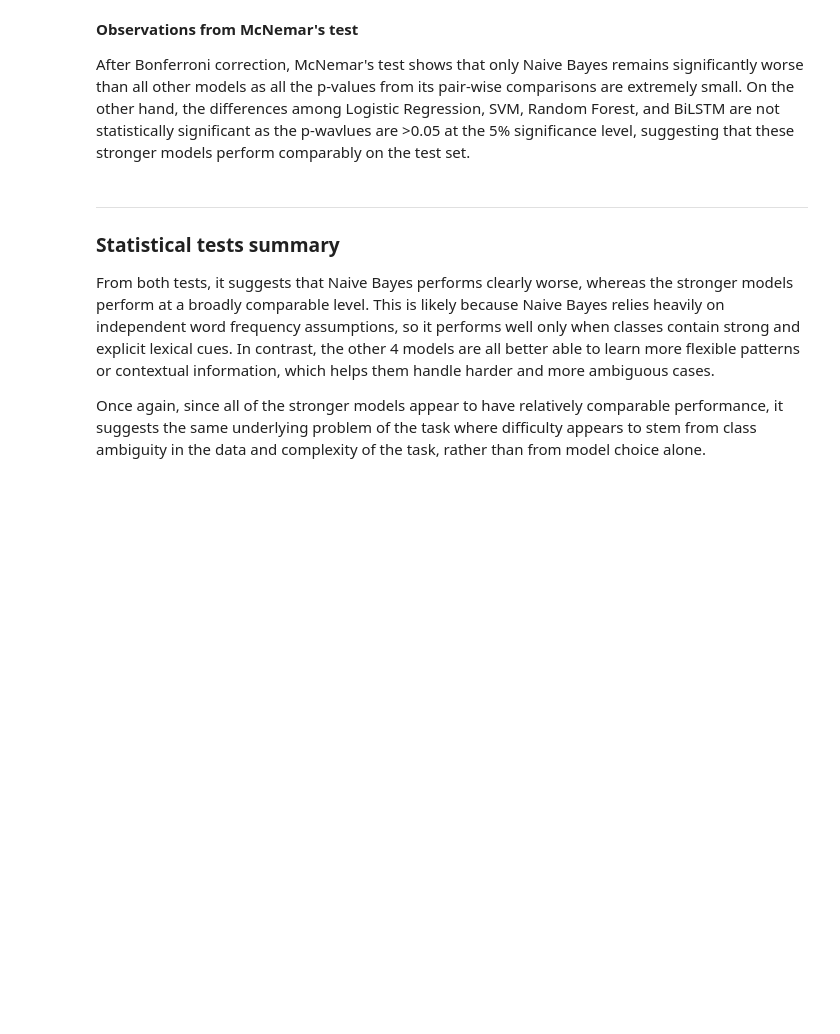
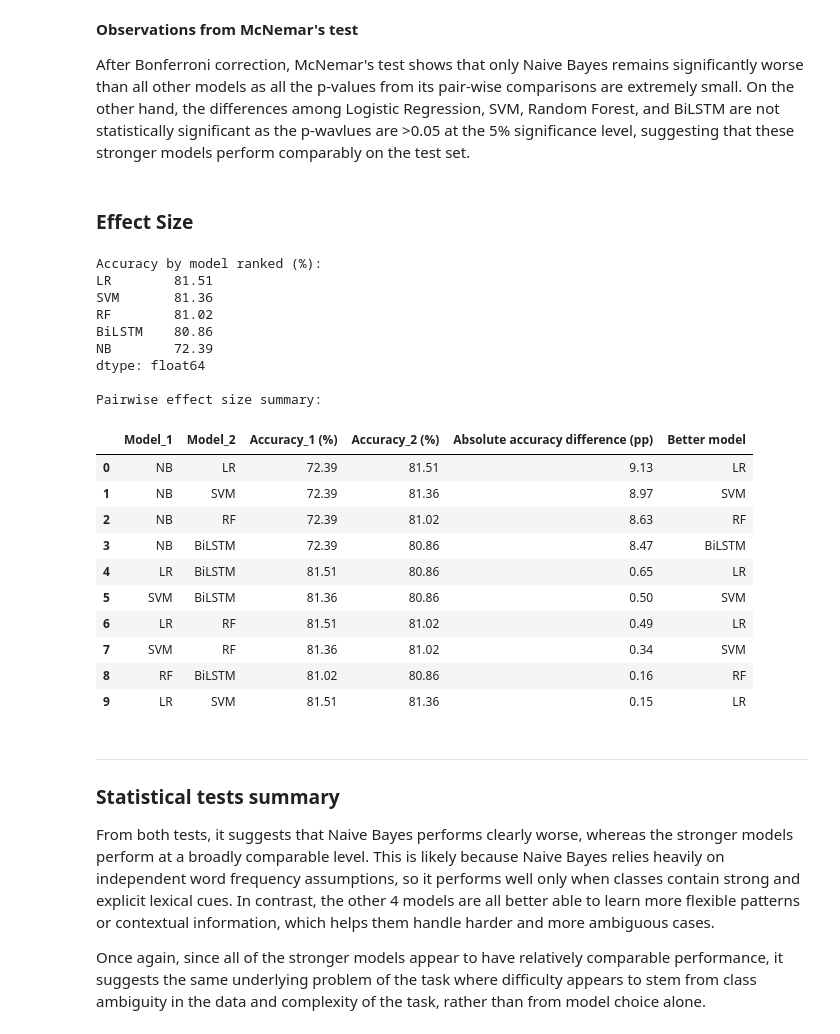
Before and after one commit to donkey-king-kong/CSCI-4907-NLU, a Jupyter notebook: Code/Full Source Code.ipynb, the cells around one changed output. Saved outputs shown, nothing was run; the diff lists cells and outputs as text; code cells hidden in the pictures; blank space fills up the shorter version.

Commit message:
add: effect size analysis in statistical analysis

```diff
--- a/Code/Full Source Code.ipynb
+++ b/Code/Full Source Code.ipynb
@@ -2047,6 +2047,62 @@ BiLSTM  6.023e-126     0.2242      0.5968           1           -
 **Observations from McNemar's test**
 
 After Bonferroni correction, McNemar's test shows that only Naive Bayes remains significantly worse than all other models as all the p-values from its pair-wise comparisons are extremely small. On the other hand, the differences among Logistic Regression, SVM, Random Forest, and BiLSTM are not statistically significant as the p-wavlues are >0.05 at the 5% significance level, suggesting that these stronger models perform comparably on the test set.
+# %% [markdown]
+### Effect Size
+# %%
+# Effect size / practical difference summary
+# We report absolute accuracy differences so the reader can see
+# whether statistically significant results are also practically meaningful.
+
+accuracy_summary = correct_df.mean().sort_values(ascending=False) * 100
+accuracy_summary = accuracy_summary.round(2)
+
+print("Accuracy by model ranked (%):")
+print(accuracy_summary)
+
+effect_size_results = []
+for m1, m2 in combinations(predictions.keys(), 2):
+    acc1 = correct_df[m1].mean()
+    acc2 = correct_df[m2].mean()
+
+    effect_size_results.append({
+        "Model_1": m1,
+        "Model_2": m2,
+        "Accuracy_1 (%)": round(acc1 * 100, 2),
+        "Accuracy_2 (%)": round(acc2 * 100, 2),
+        "Absolute accuracy difference (pp)": round(abs((acc1 - acc2) * 100), 2),
+        "Better model": m1 if acc1 > acc2 else (m2 if acc2 > acc1 else "Tie")
+    })
+
+effect_size_df = pd.DataFrame(effect_size_results)
+effect_size_df = effect_size_df.sort_values(
+    by="Absolute accuracy difference (pp)",
+    ascending=False
+).reset_index(drop=True)
+
+print("\nPairwise effect size summary:")
+display(effect_size_df)
+# %% [output]
+Accuracy by model ranked (%):
+LR        81.51
+SVM       81.36
+RF        81.02
+BiLSTM    80.86
+NB        72.39
+dtype: float64
+
+Pairwise effect size summary:
+|  | Model_1 | Model_2 | Accuracy_1 (%) | Accuracy_2 (%) | Absolute accuracy difference (pp) | Better model |
+| 0 | NB | LR | 72.39 | 81.51 | 9.13 | LR |
+| 1 | NB | SVM | 72.39 | 81.36 | 8.97 | SVM |
+| 2 | NB | RF | 72.39 | 81.02 | 8.63 | RF |
+| 3 | NB | BiLSTM | 72.39 | 80.86 | 8.47 | BiLSTM |
+| 4 | LR | BiLSTM | 81.51 | 80.86 | 0.65 | LR |
+| 5 | SVM | BiLSTM | 81.36 | 80.86 | 0.50 | SVM |
+| 6 | LR | RF | 81.51 | 81.02 | 0.49 | LR |
+| 7 | SVM | RF | 81.36 | 81.02 | 0.34 | SVM |
+| 8 | RF | BiLSTM | 81.02 | 80.86 | 0.16 | RF |
+| 9 | LR | SVM | 81.51 | 81.36 | 0.15 | LR |
 # %% [markdown]
 ---
 
```
Also changed, not shown: parts of 1 cell of this notebook.
